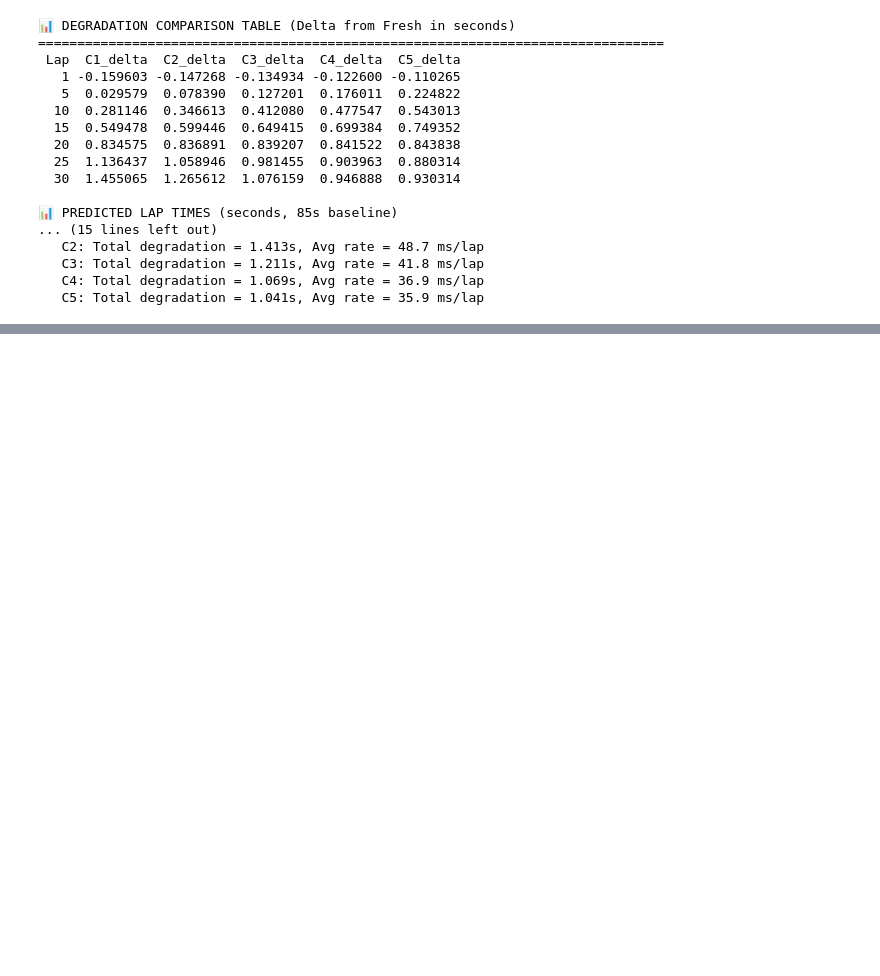
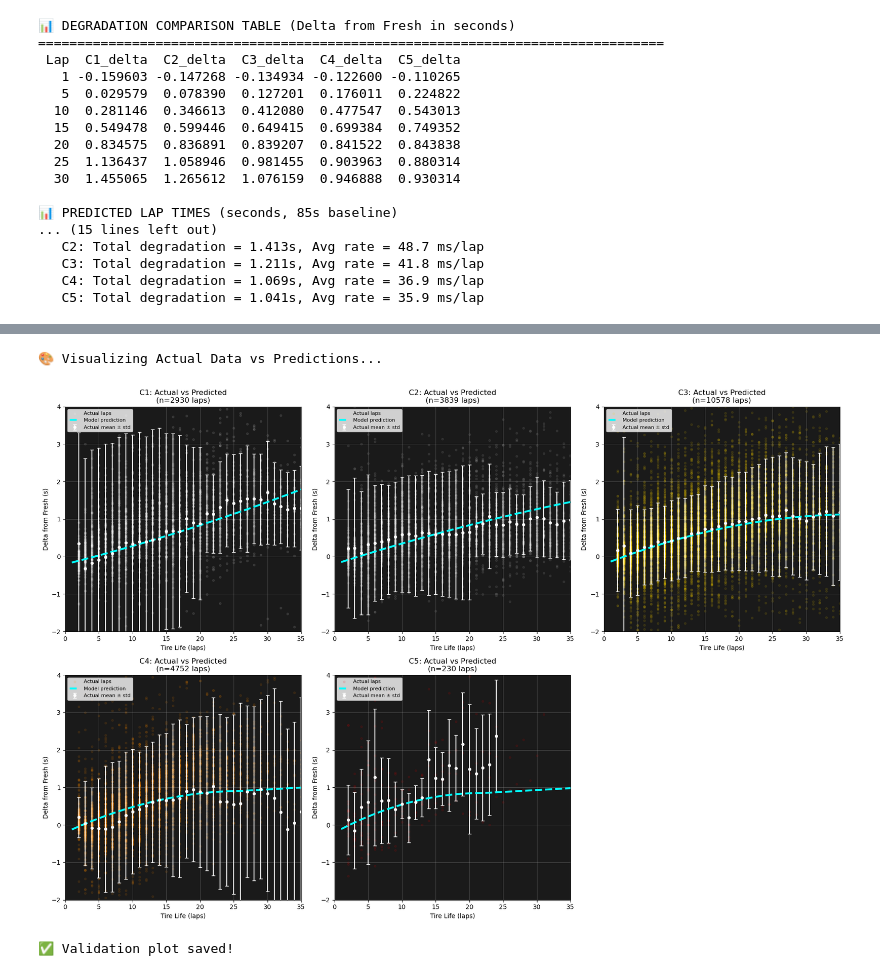
Before and after one commit to elijahmccauley/f1_tire_deg, a Jupyter notebook: F1_TireDeg_Analysis.ipynb, the cells around one changed output, grey strips where cells are left out. Drawn from its saved outputs; the diff is of its cells as text; code cells hidden in the pictures; blank space fills up the shorter version.

```diff
--- a/F1_TireDeg_Analysis.ipynb
+++ b/F1_TireDeg_Analysis.ipynb
@@ -4357,0 +4415,63 @@ for compound in ['C1', 'C2', 'C3', 'C4', 'C5']:
+# %%
+###############################################################################
+# VISUALIZE ACTUAL VS PREDICTED FOR EACH COMPOUND
+###############################################################################
+
+print("\n🎨 Visualizing Actual Data vs Predictions...")
+
+fig, axes = plt.subplots(2, 3, figsize=(18, 12))
+axes = axes.flatten()
+
+colors = {'C1': '#FFFFFF', 'C2': '#D0D0D0', 'C3': '#FFD700', 'C4': '#FF8C00', 'C5': '#FF0000'}
+
+for idx, compound in enumerate(['C1', 'C2', 'C3', 'C4', 'C5']):
+    ax = axes[idx]
+    ax.set_facecolor('#1a1a1a')
+
+    compound_df = df[df['exact_compound'] == compound]
+
+    if len(compound_df) == 0:
+        ax.text(0.5, 0.5, 'No Data', ha='center', va='center', fontsize=14)
+        continue
+
+    # Actual data: boxplot by tire life
+    tire_life_groups = compound_df.groupby('TyreLife')['delta_from_fresh']
+
+    # Get statistics for each tire life
+    tl_stats = tire_life_groups.agg(['mean', 'std', 'count']).reset_index()
+    tl_stats = tl_stats[tl_stats['count'] >= 3]  # Only show where we have data
+
+    # Plot actual data points (scatter with transparency)
+    ax.scatter(compound_df['TyreLife'], compound_df['delta_from_fresh'],
+               alpha=0.1, s=10, color=colors[compound], label='Actual laps')
+
+    # Plot actual means with error bars
+    ax.errorbar(tl_stats['TyreLife'], tl_stats['mean'], yerr=tl_stats['std'],
+                fmt='o', color='white', markersize=4, capsize=3, capthick=1,
+                label='Actual mean ± std')
+
+    # Plot predicted curve
+    curve = monotonic_curves[compound]
+    ax.plot(curve['lap'], curve['delta'],
+            color='cyan', linewidth=3, linestyle='--', label='Model prediction')
+
+    ax.set_xlabel('Tire Life (laps)')
+    ax.set_ylabel('Delta from Fresh (s)')
+    ax.set_title(f'{compound}: Actual vs Predicted\n(n={len(compound_df)} laps)')
+    ax.legend(loc='upper left', fontsize=8)
+    ax.grid(True, alpha=0.3)
+    ax.set_xlim(0, 35)
+    ax.set_ylim(-2, 4)
+
+# Hide unused subplot
+axes[5].set_visible(False)
+
+plt.tight_layout()
+plt.savefig('model_validation_actual_vs_predicted.png', dpi=300, bbox_inches='tight', facecolor='#2a2a2a')
+plt.show()
+
+print("✅ Validation plot saved!")
+# %% [output]
+🎨 Visualizing Actual Data vs Predictions...
+[figure, added]
+✅ Validation plot saved!
```
Also changed, not shown: parts of 8 cells of this notebook, 6 other files.
